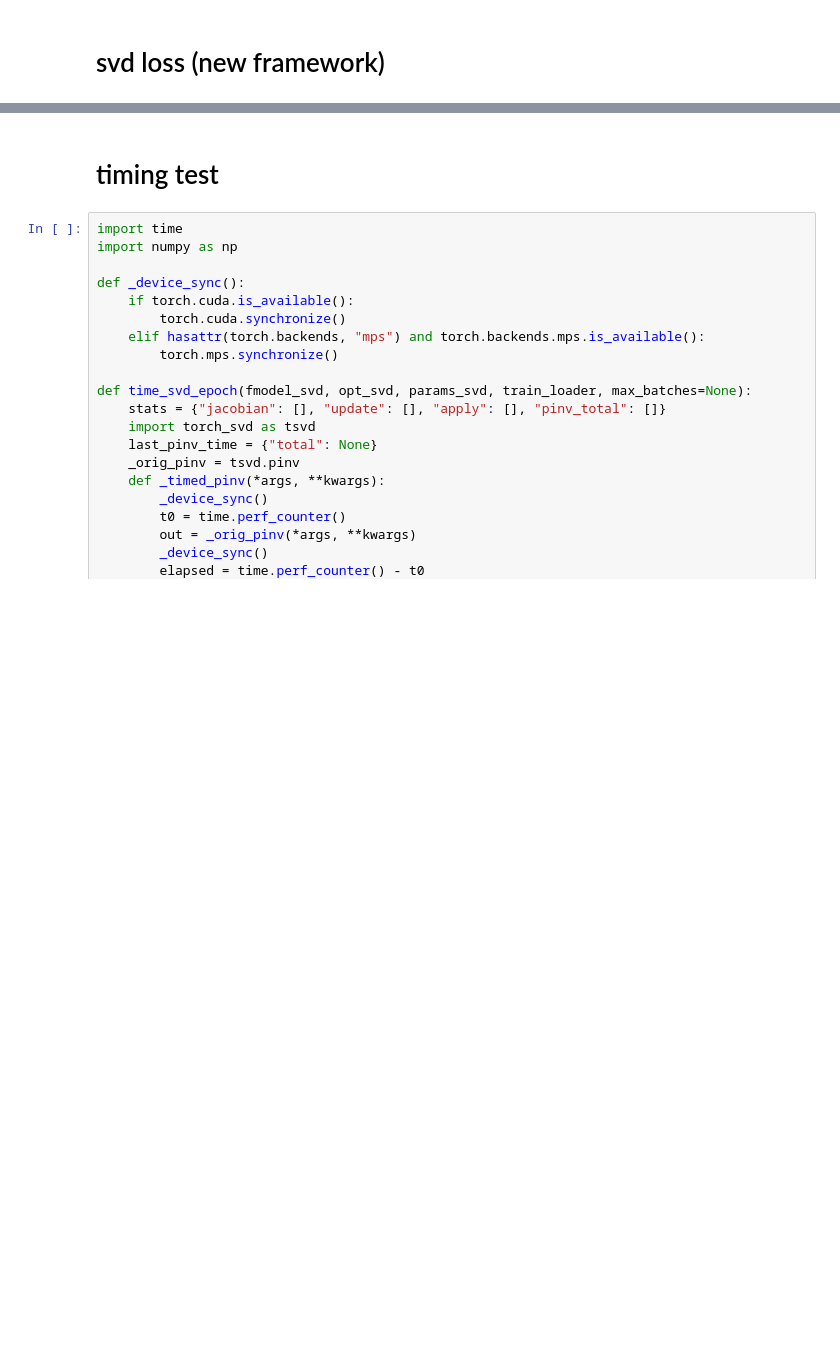
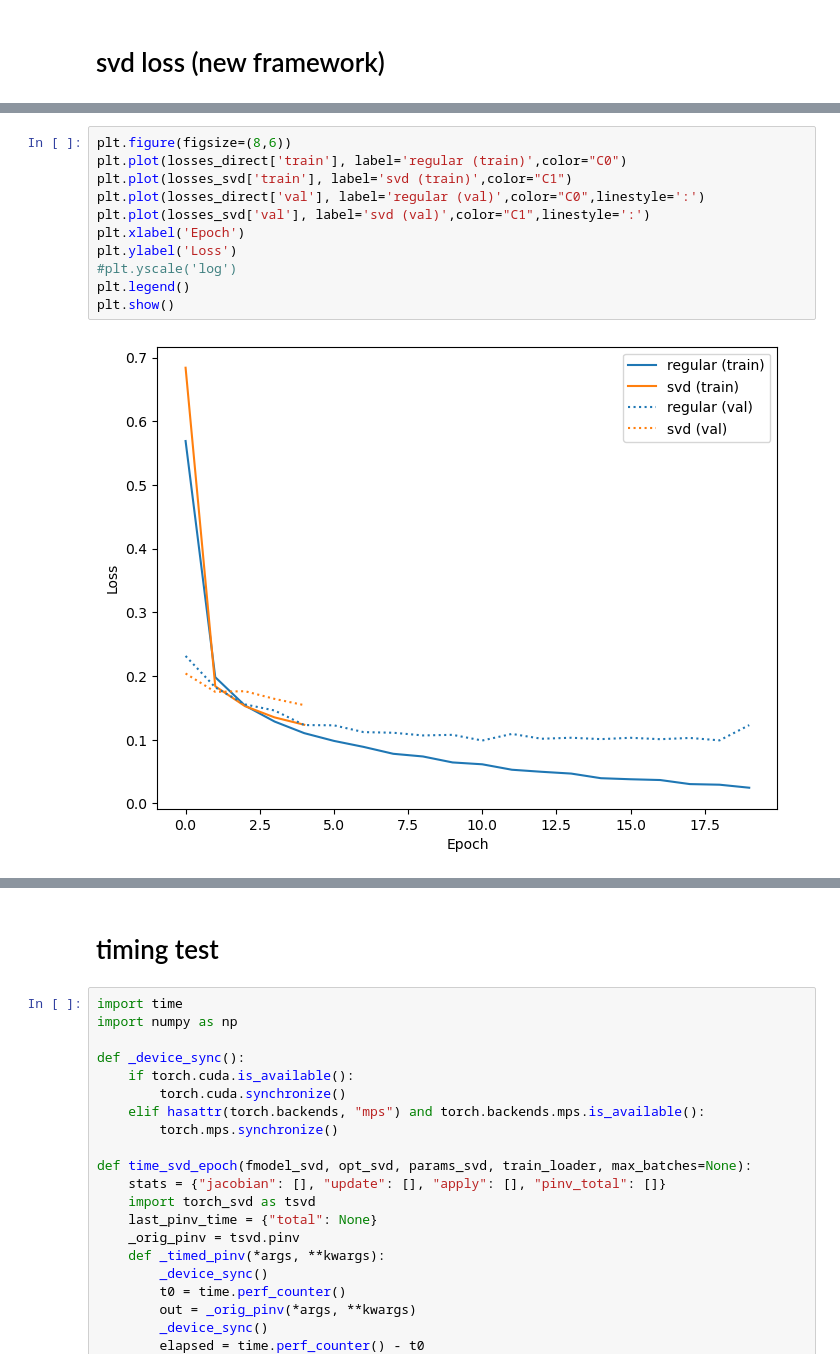
Before and after one commit to sambt/sven-experiments, a Jupyter notebook: notebooks/torch_svd_mnist.ipynb, the cells around one changed output, grey strips where cells are left out. Drawn from its saved outputs; the diff is of its cells as text; blank space fills up the shorter version.

```diff
--- a/notebooks/torch_svd_mnist.ipynb
+++ b/notebooks/torch_svd_mnist.ipynb
@@ -170,0 +194,13 @@ plt.show()
+# %%
+plt.figure(figsize=(8,6))
+plt.plot(losses_direct['train'], label='regular (train)',color="C0")
+plt.plot(losses_svd['train'], label='svd (train)',color="C1")
+plt.plot(losses_direct['val'], label='regular (val)',color="C0",linestyle=':')
+plt.plot(losses_svd['val'], label='svd (val)',color="C1",linestyle=':')
+plt.xlabel('Epoch')
+plt.ylabel('Loss')
+#plt.yscale('log')
+plt.legend()
+plt.show()
+# %% [output]
+[figure, added]
```
Also changed, not shown: parts of 10 cells of this notebook, 40 other files.
